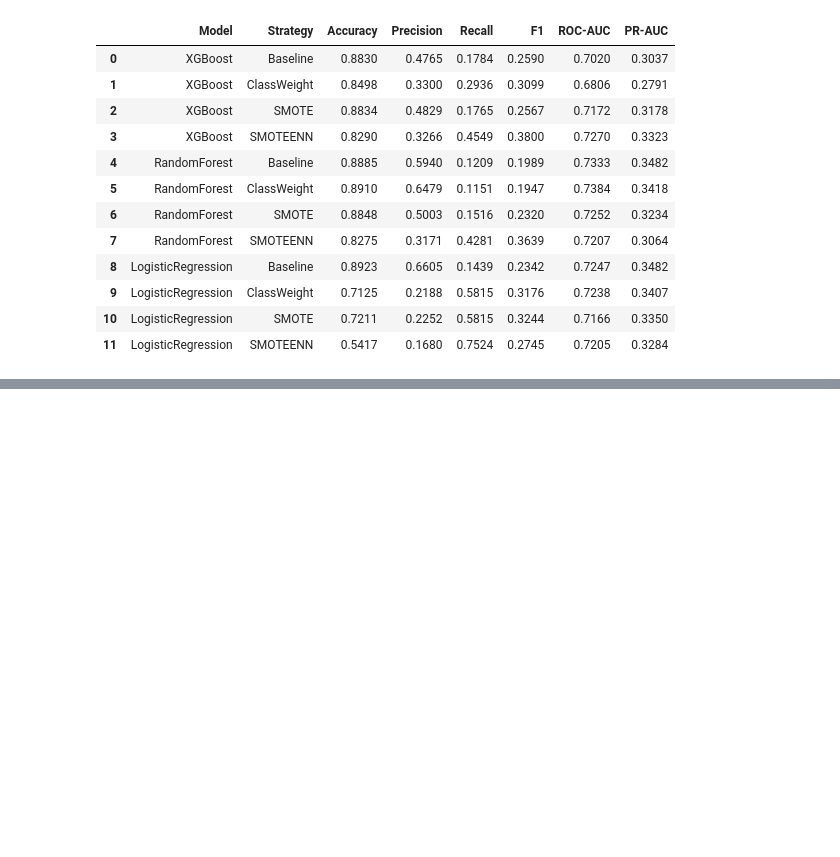
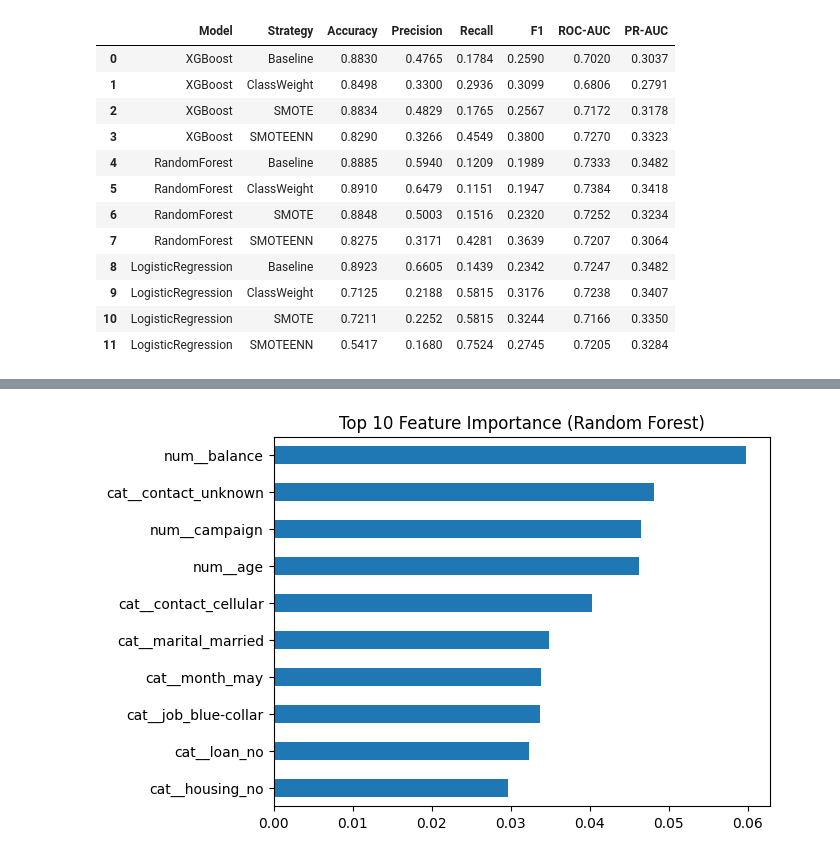
Before and after one commit to zahraMajed/bank-deposit-prediction, a Jupyter notebook: notebooks/03_rf_logreg_experiments.ipynb, the cells around one changed output, grey strips where cells are left out. Drawn from its saved outputs; the diff is of its cells as text; code cells hidden in the pictures; blank space fills up the shorter version.

Commit message:
evaluation and analysis on top 2 models

```diff
--- a/notebooks/03_rf_logreg_experiments.ipynb
+++ b/notebooks/03_rf_logreg_experiments.ipynb
@@ -396,0 +401,21 @@ results
+# %%
+import shap
+import pandas as pd
+import numpy as np
+import matplotlib.pyplot as plt
+from imblearn.pipeline import Pipeline as ImbPipeline
+from sklearn.model_selection import train_test_split
+from src.shared import drop_columns, transform_pdays
+
+# Pipeline
+pipeline = ImbPipeline(steps=get_preprocessing_steps() + [
+    ('sampler', SMOTEENN(random_state=42)),
+    ('classifier', RandomForestClassifier())
+])
+
+# Train-test split
+X_train, X_test, y_train, y_test = train_test_split(
+    X, y, test_size=0.2, random_state=42, stratify=y
+)
+
+pipeline.fit(X_train, y_train)
@@ -396,0 +445,12 @@ results
+# %%
+preprocessor = pipeline.named_steps['preprocessor']
+feature_names = preprocessor.get_feature_names_out()
+# %%
+rf_model = pipeline.named_steps['classifier']
+# %%
+rf_importance = pd.Series(
+    rf_model.feature_importances_,
+    index=feature_names
+).sort_values(ascending=False)
+
+rf_importance.head(10)
@@ -396,0 +469,6 @@ results
+# %%
+rf_importance.head(10).sort_values().plot(kind='barh')
+plt.title("Top 10 Feature Importance (Random Forest)")
+plt.show()
+# %% [output]
+[figure, added]
```
Also changed, not shown: parts of 17 cells of this notebook, 1 other file.
